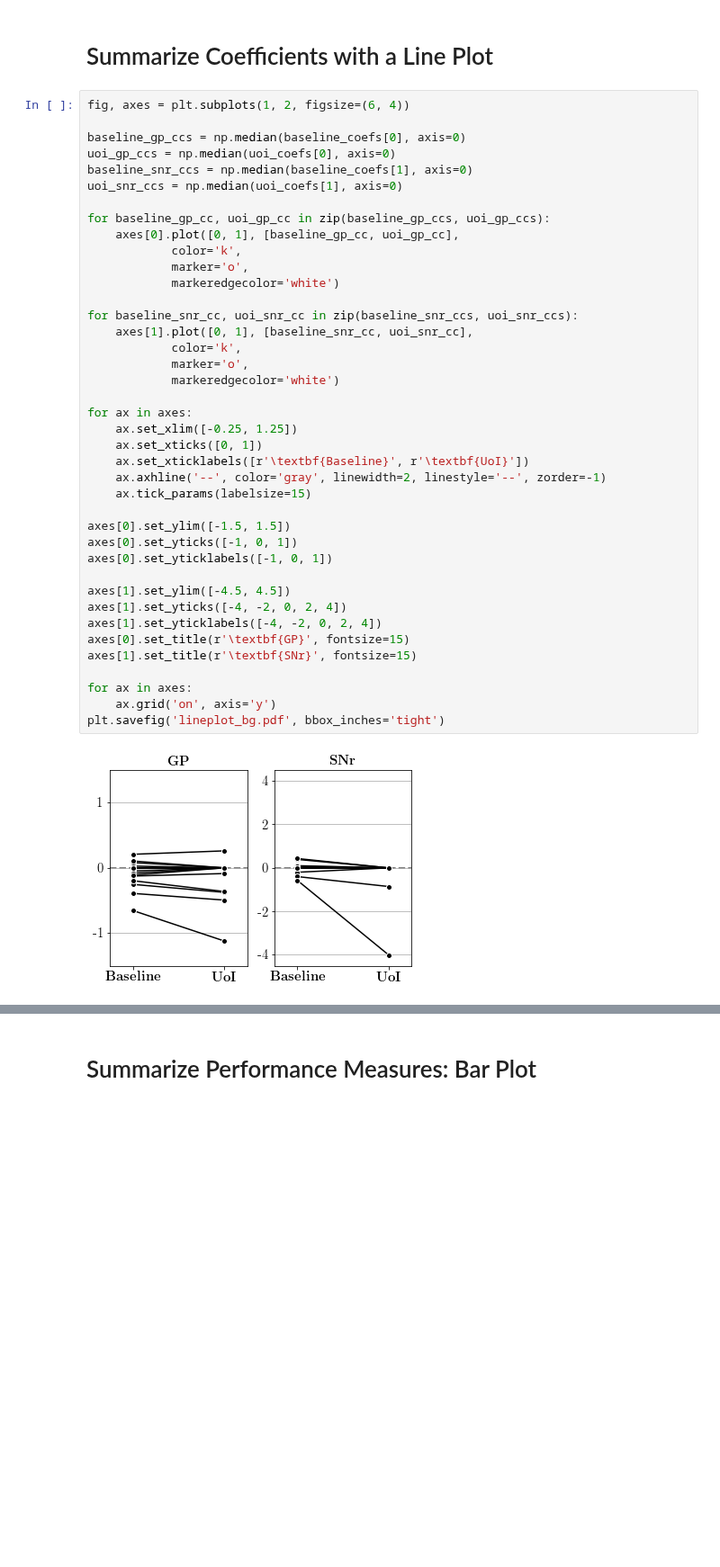
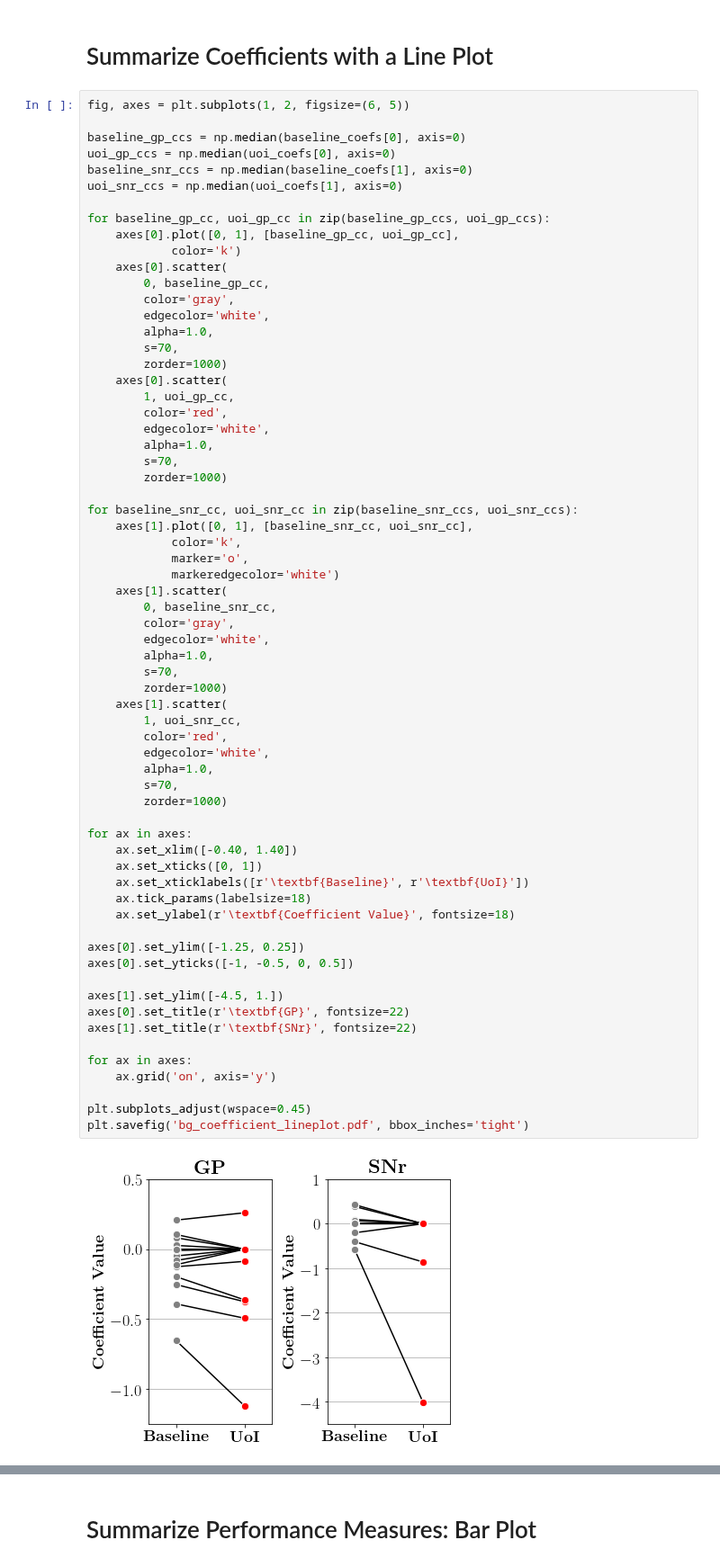
Before and after one commit to BouchardLab/neuroinference, a Jupyter notebook: notebooks/classification/bg_analysis.ipynb, the cells around one changed output, grey strips where cells are left out. Shown at 90% size. Cells and saved outputs as stored; diff of their text form; blank space fills up the shorter version.

Commit message:
updates to coupling figure and line plot for classification

```diff
--- a/notebooks/classification/bg_analysis.ipynb
+++ b/notebooks/classification/bg_analysis.ipynb
@@ -117,44 +118,69 @@ plt.savefig('bg_coefs2.pdf', bbox_inches='tight')
 # %% [markdown]
 # Summarize Coefficients with a Line Plot
 # %%
-fig, axes = plt.subplots(1, 2, figsize=(6, 4))
+fig, axes = plt.subplots(1, 2, figsize=(6, 5))
 
 baseline_gp_ccs = np.median(baseline_coefs[0], axis=0)
 uoi_gp_ccs = np.median(uoi_coefs[0], axis=0)
 baseline_snr_ccs = np.median(baseline_coefs[1], axis=0)
 uoi_snr_ccs = np.median(uoi_coefs[1], axis=0)
 
 for baseline_gp_cc, uoi_gp_cc in zip(baseline_gp_ccs, uoi_gp_ccs):
     axes[0].plot([0, 1], [baseline_gp_cc, uoi_gp_cc],
-            color='k',
-            marker='o',
-            markeredgecolor='white')
+            color='k')
+    axes[0].scatter(
+        0, baseline_gp_cc,
+        color='gray',
+        edgecolor='white',
+        alpha=1.0,
+        s=70,
+        zorder=1000)
+    axes[0].scatter(
+        1, uoi_gp_cc,
+        color='red',
+        edgecolor='white',
+        alpha=1.0,
+        s=70,
+        zorder=1000)
 
 for baseline_snr_cc, uoi_snr_cc in zip(baseline_snr_ccs, uoi_snr_ccs):
     axes[1].plot([0, 1], [baseline_snr_cc, uoi_snr_cc],
             color='k',
             marker='o',
             markeredgecolor='white')
+    axes[1].scatter(
+        0, baseline_snr_cc,
+        color='gray',
+        edgecolor='white',
+        alpha=1.0,
+        s=70,
+        zorder=1000)
+    axes[1].scatter(
+        1, uoi_snr_cc,
+        color='red',
+        edgecolor='white',
+        alpha=1.0,
+        s=70,
+        zorder=1000)
 
 for ax in axes:
-    ax.set_xlim([-0.25, 1.25])
+    ax.set_xlim([-0.40, 1.40])
     ax.set_xticks([0, 1])
     ax.set_xticklabels([r'\textbf{Baseline}', r'\textbf{UoI}'])
-    ax.axhline('--', color='gray', linewidth=2, linestyle='--', zorder=-1)
-    ax.tick_params(labelsize=15)
+    ax.tick_params(labelsize=18)
+    ax.set_ylabel(r'\textbf{Coefficient Value}', fontsize=18)
 
-axes[0].set_ylim([-1.5, 1.5])
-axes[0].set_yticks([-1, 0, 1])
-axes[0].set_yticklabels([-1, 0, 1])
+axes[0].set_ylim([-1.25, 0.25])
+axes[0].set_yticks([-1, -0.5, 0, 0.5])
 
-axes[1].set_ylim([-4.5, 4.5])
-axes[1].set_yticks([-4, -2, 0, 2, 4])
-axes[1].set_yticklabels([-4, -2, 0, 2, 4])
-axes[0].set_title(r'\textbf{GP}', fontsize=15)
-axes[1].set_title(r'\textbf{SNr}', fontsize=15)
+axes[1].set_ylim([-4.5, 1.])
+axes[0].set_title(r'\textbf{GP}', fontsize=22)
+axes[1].set_title(r'\textbf{SNr}', fontsize=22)
 
 for ax in axes:
     ax.grid('on', axis='y')
-plt.savefig('lineplot_bg.pdf', bbox_inches='tight')
+
+plt.subplots_adjust(wspace=0.45)
+plt.savefig('bg_coefficient_lineplot.pdf', bbox_inches='tight')
 # %% [output]
-[figure, old version]
+[figure, new version]
```
Also changed, not shown: parts of 6 cells of this notebook, 1 other file.
